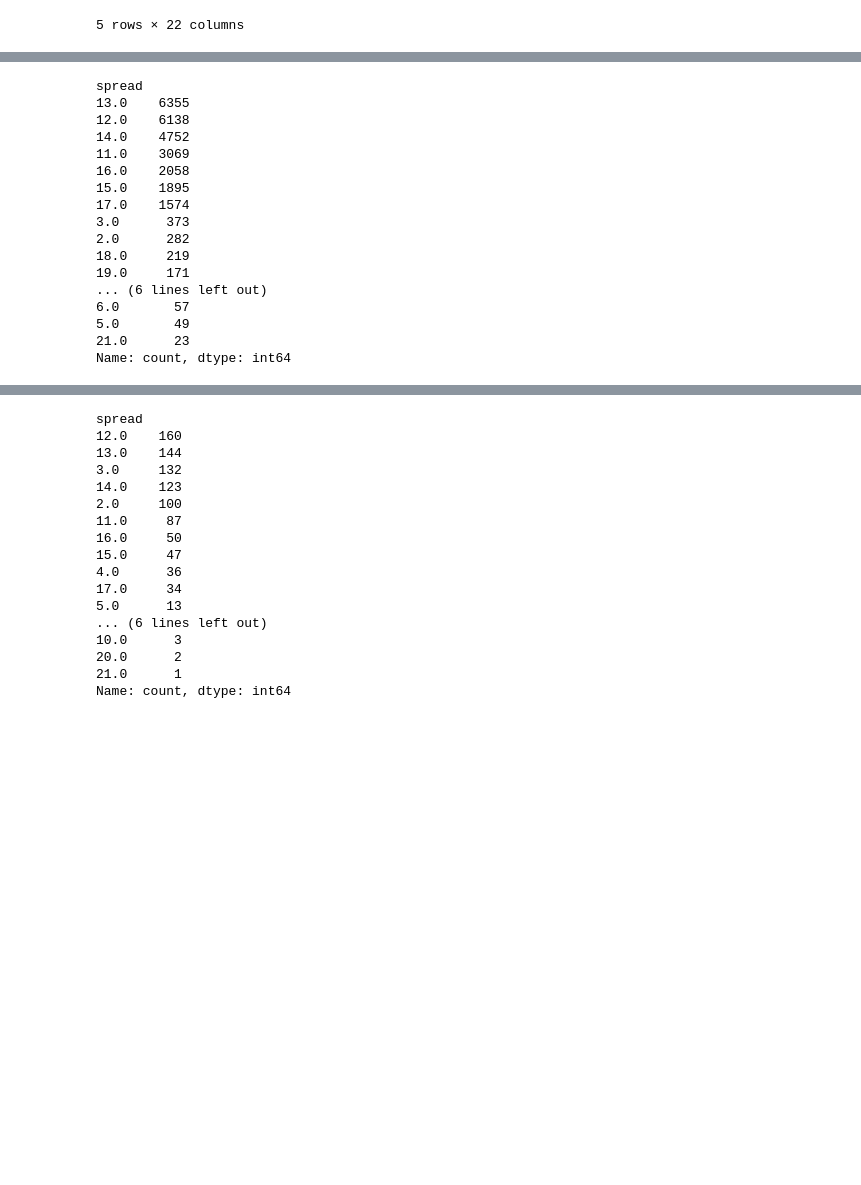
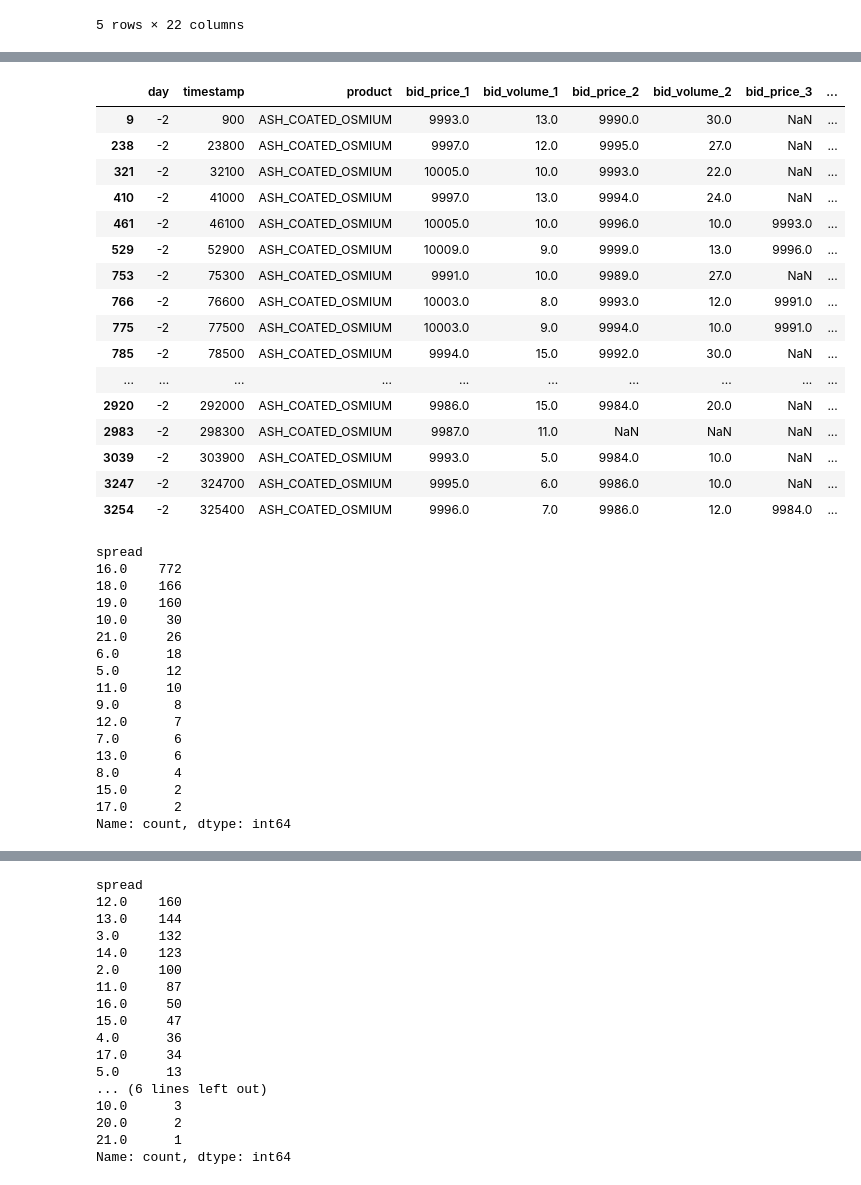
Before and after one commit to SuperPsych/IMCProsperity, a Jupyter notebook: DataExploration/round1.ipynb, the cells around one changed output, grey strips where cells are left out. Cells and saved outputs as stored; diff of their text form; code cells hidden in the pictures; blank space fills up the shorter version.

```diff
--- a/DataExploration/round1.ipynb
+++ b/DataExploration/round1.ipynb
@@ -56,3 +56,7 @@ pepper_trades: 1011 rows
 | 3 | 12600 | NaN | NaN | INTARIAN_PEPPER_ROOT | XIRECS | 10018.0 | 3 | -2 | 10007.0 | 12.0 | ... |
 | 4 | 15000 | NaN | NaN | INTARIAN_PEPPER_ROOT | XIRECS | 10021.0 | 7 | -2 | 10009.0 | 12.0 | ... |
 5 rows × 22 columns
+# %%
+osmium['bid_price_1_diff'] = osmium.groupby('day')['bid_price_1'].diff()
+# %%
+osmium['ask_price_1_diff'] = osmium.groupby('day')['ask_price_1'].diff()
@@ -58,0 +83,20 @@ pepper_trades: 1011 rows
+# %%
+osmium[(osmium['ask_price_1_diff']  - osmium['bid_price_1_diff']<= -10)].head(50)
+# %% [output]
+|  | day | timestamp | product | bid_price_1 | bid_volume_1 | bid_price_2 | bid_volume_2 | bid_price_3 | ... |
+| 9 | -2 | 900 | ASH_COATED_OSMIUM | 9993.0 | 13.0 | 9990.0 | 30.0 | NaN | ... |
+| 238 | -2 | 23800 | ASH_COATED_OSMIUM | 9997.0 | 12.0 | 9995.0 | 27.0 | NaN | ... |
+| 321 | -2 | 32100 | ASH_COATED_OSMIUM | 10005.0 | 10.0 | 9993.0 | 22.0 | NaN | ... |
+| 410 | -2 | 41000 | ASH_COATED_OSMIUM | 9997.0 | 13.0 | 9994.0 | 24.0 | NaN | ... |
+| 461 | -2 | 46100 | ASH_COATED_OSMIUM | 10005.0 | 10.0 | 9996.0 | 10.0 | 9993.0 | ... |
+| 529 | -2 | 52900 | ASH_COATED_OSMIUM | 10009.0 | 9.0 | 9999.0 | 13.0 | 9996.0 | ... |
+| 753 | -2 | 75300 | ASH_COATED_OSMIUM | 9991.0 | 10.0 | 9989.0 | 27.0 | NaN | ... |
+| 766 | -2 | 76600 | ASH_COATED_OSMIUM | 10003.0 | 8.0 | 9993.0 | 12.0 | 9991.0 | ... |
+| 775 | -2 | 77500 | ASH_COATED_OSMIUM | 10003.0 | 9.0 | 9994.0 | 10.0 | 9991.0 | ... |
+| 785 | -2 | 78500 | ASH_COATED_OSMIUM | 9994.0 | 15.0 | 9992.0 | 30.0 | NaN | ... |
+| ... | ... | ... | ... | ... | ... | ... | ... | ... | ... |
+| 2920 | -2 | 292000 | ASH_COATED_OSMIUM | 9986.0 | 15.0 | 9984.0 | 20.0 | NaN | ... |
+| 2983 | -2 | 298300 | ASH_COATED_OSMIUM | 9987.0 | 11.0 | NaN | NaN | NaN | ... |
+| 3039 | -2 | 303900 | ASH_COATED_OSMIUM | 9993.0 | 5.0 | 9984.0 | 10.0 | NaN | ... |
+| 3247 | -2 | 324700 | ASH_COATED_OSMIUM | 9995.0 | 6.0 | 9986.0 | 10.0 | NaN | ... |
+| 3254 | -2 | 325400 | ASH_COATED_OSMIUM | 9996.0 | 7.0 | 9986.0 | 12.0 | 9984.0 | ... |
@@ -59,20 +105,20 @@ pepper_trades: 1011 rows
 # %%
-pepper['spread'].value_counts()
+osmium_trades['spread'].value_counts()
 # %% [output]
 spread
-13.0    6355
-12.0    6138
-14.0    4752
-11.0    3069
-16.0    2058
-15.0    1895
-17.0    1574
-3.0      373
-2.0      282
-18.0     219
-19.0     171
-... (6 lines left out)
-6.0       57
-5.0       49
-21.0      23
+16.0    772
+18.0    166
+19.0    160
+10.0     30
+21.0     26
+6.0      18
+5.0      12
+11.0     10
+9.0       8
+12.0      7
+7.0       6
+13.0      6
+8.0       4
+15.0      2
+17.0      2
 Name: count, dtype: int64
```
Also changed, not shown: parts of 11 cells of this notebook, 4 other files.
